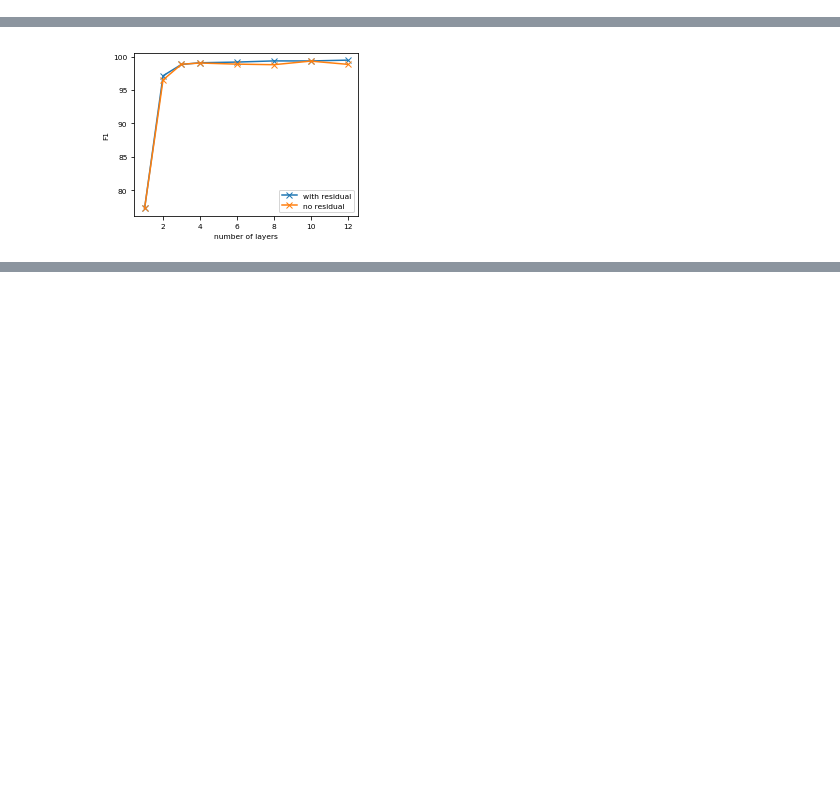
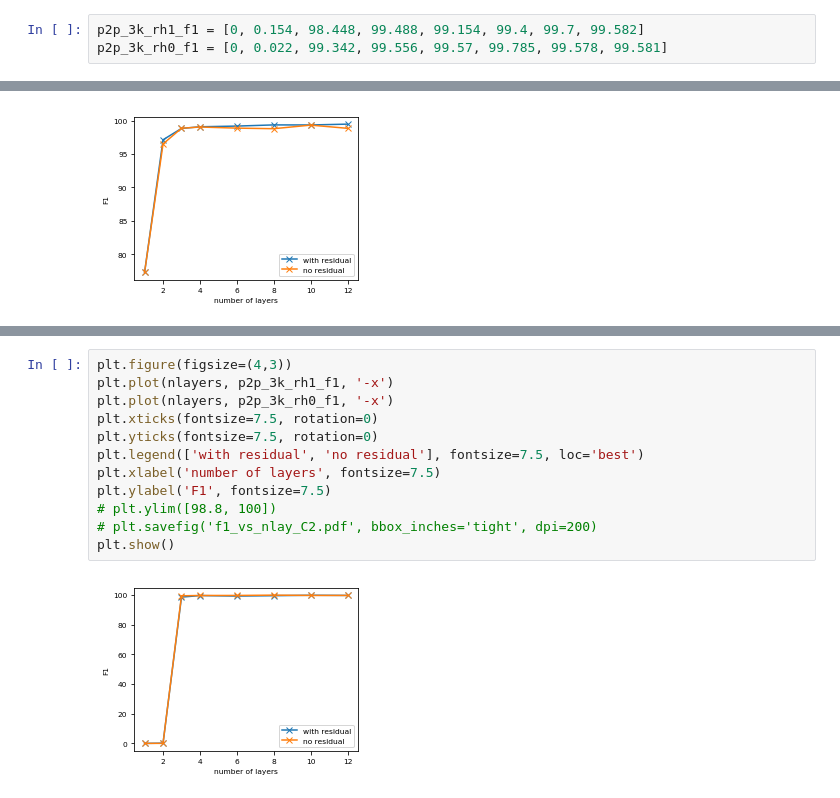
Before and after one commit to jzhou316/meta-gcn, a Jupyter notebook: botnet_paper/botnet_plot_new.ipynb, the cells around one changed output, grey strips where cells are left out. Drawn from its saved outputs; the diff is of its cells as text; blank space fills up the shorter version.

```diff
--- a/botnet_plot2.ipynb
+++ b/botnet_paper/botnet_plot_new.ipynb
@@ -25,3 +26,6 @@ c2_10k_rh0_f1 = [0, 98.9, 98.997, 99.2, 99.224, 98.988]
+# %%
+p2p_3k_rh1_f1 = [0, 0.154, 98.448, 99.488, 99.154, 99.4, 99.7, 99.582]
+p2p_3k_rh0_f1 = [0, 0.022, 99.342, 99.556, 99.57, 99.785, 99.578, 99.581]
 # %%
 plt.figure(figsize=(4,3))
 plt.plot(nlayers, debru_10k_rh1_f1, '-x')
@@ -95,3 +99,17 @@ plt.show()
+# %%
+plt.figure(figsize=(4,3))
+plt.plot(nlayers, p2p_3k_rh1_f1, '-x')
+plt.plot(nlayers, p2p_3k_rh0_f1, '-x')
+plt.xticks(fontsize=7.5, rotation=0)
+plt.yticks(fontsize=7.5, rotation=0)
+plt.legend(['with residual', 'no residual'], fontsize=7.5, loc='best')
+plt.xlabel('number of layers', fontsize=7.5)
+plt.ylabel('F1', fontsize=7.5)
+# plt.ylim([98.8, 100])
+# plt.savefig('f1_vs_nlay_C2.pdf', bbox_inches='tight', dpi=200)
+plt.show()
+# %% [output]
+[figure, added]
 # %%
 s = 1
 
```
Also changed, not shown: parts of 6 cells of this notebook, 12 other files.
